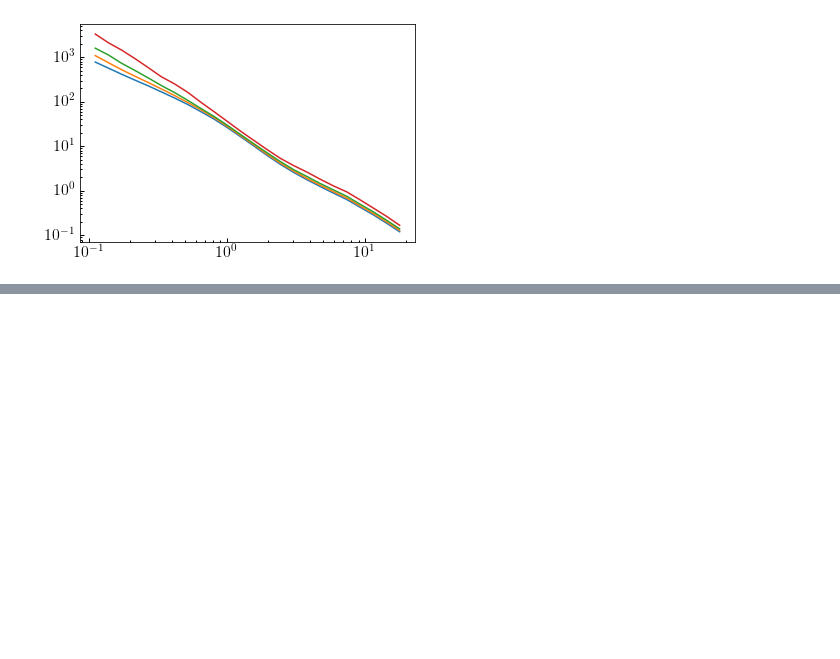
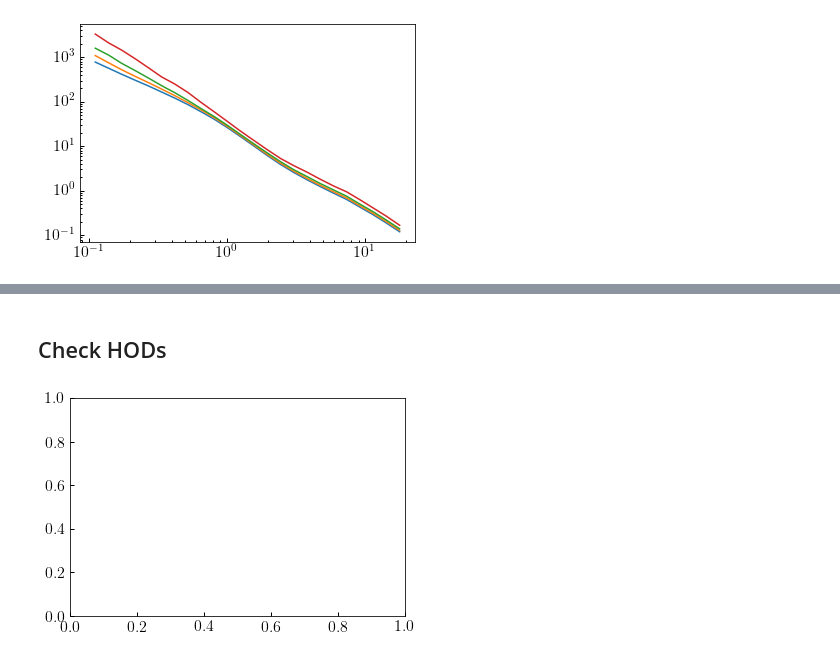
Before and after one commit to dkorytov/rescale_dc2, a Jupyter notebook: notebooks/galsample_umachine_mstar_ssfr.ipynb, the cells around one changed output, grey strips where cells are left out. Saved outputs shown, nothing was run; the diff lists cells and outputs as text; code cells hidden in the pictures; blank space fills up the shorter version.

```diff
--- a/notebooks/galsample_umachine_mstar_ssfr.ipynb
+++ b/notebooks/galsample_umachine_mstar_ssfr.ipynb
@@ -194,0 +196,2 @@ ylim = ax.set_ylim(-0.5, 4)
+# %% [markdown]
+## Check HODs
@@ -194,0 +225,4 @@ ylim = ax.set_ylim(-0.5, 4)
+# %%
+fig, ax = plt.subplots(1, 1)
+# %% [output]
+[figure, added]
```
Also changed, not shown: parts of 9 cells of this notebook.
